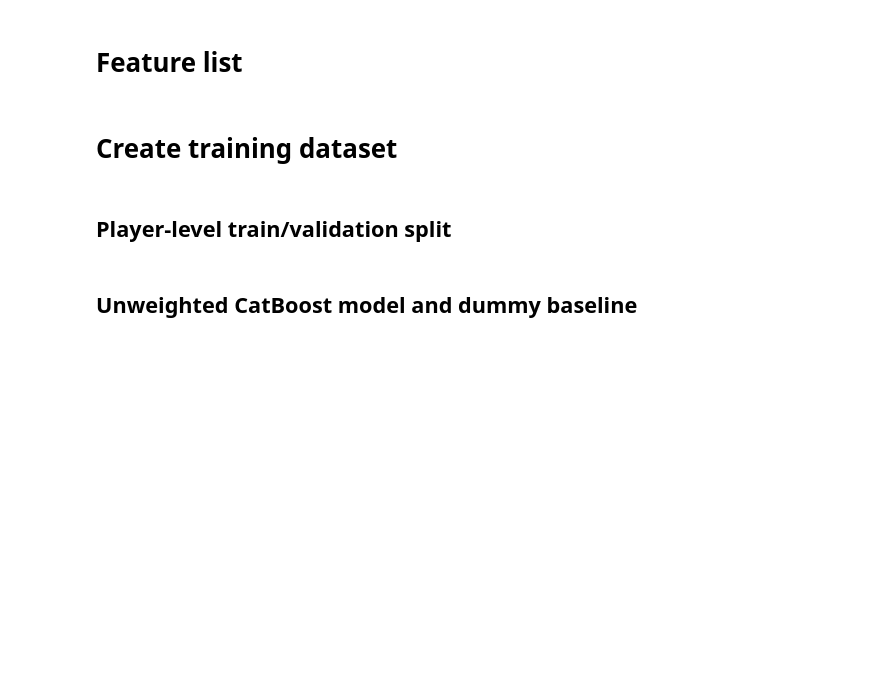
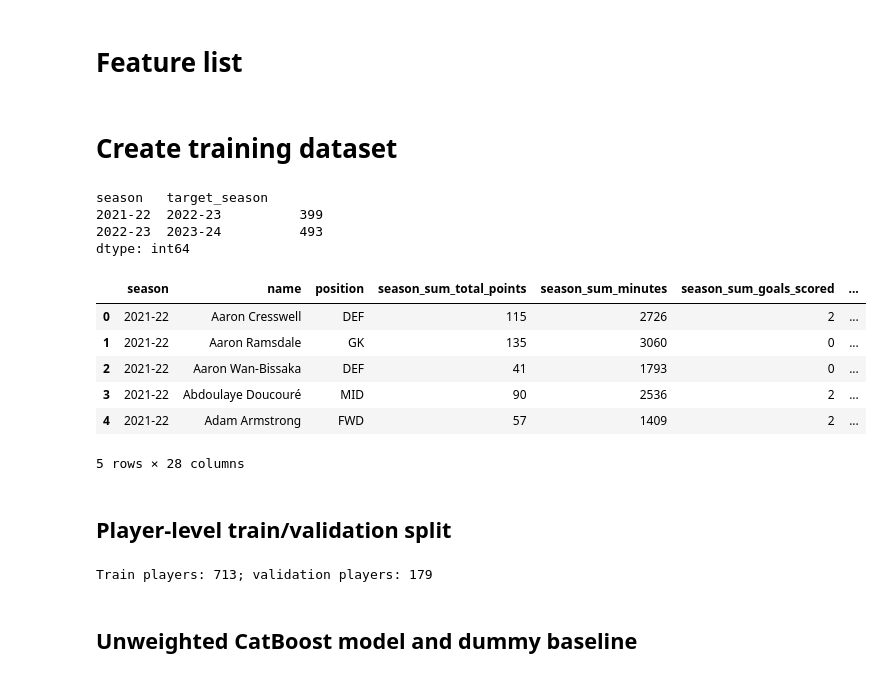
Before and after one commit to calumthompson/fantasy_football_v2, a Jupyter notebook: training/notebooks/pre_season_model.ipynb, the cells around one changed output. Saved outputs shown, nothing was run; the diff lists cells and outputs as text; code cells hidden in the pictures; blank space fills up the shorter version.

```diff
--- a/training/notebooks/pre_season_model.ipynb
+++ b/training/notebooks/pre_season_model.ipynb
@@ -4,15 +4,14 @@
 import numpy as np
 import pandas as pd
 from catboost import CatBoostRegressor
-from prediction.artifacts.io import save_trained_catboost_model
-from prediction.artifacts.path_registry import PRE_SEASON_ARTIFACT_PATH
-from training.load_training_data import load_historic_player_fixture_data
 from sklearn.dummy import DummyRegressor
 from sklearn.metrics import mean_absolute_error, r2_score, root_mean_squared_error
 from sklearn.model_selection import train_test_split
 
-RANDOM_STATE = 42
-EARLY_GAMEWEEKS = 10
+from prediction.artifacts.io import save_trained_catboost_model
+from prediction.artifacts.path_registry import PRE_SEASON_ARTIFACT_PATH
+from training.load_training_data import load_historic_player_fixture_data
+from training.config import RANDOM_STATE, EARLY_GAMEWEEKS, NUMERIC_FEATURES
 # %% [markdown]
 # Training and evaluation
 
@@ -38,38 +50,12 @@ fixture_history_df.head()
 # %%
 CATEGORICAL_COLUMNS = ["position"]
 
-NUMERIC_FEATURES = [
-    "total_points",
-    "minutes",
-    "goals_scored",
-    "assists",
-    "clean_sheets",
-    "goals_conceded",
-    "own_goals",
-    "penalties_saved",
-    "penalties_missed",
-    "yellow_cards",
-    "red_cards",
-    "saves",
-    "bonus",
-    "bps",
-    "influence",
-    "creativity",
-    "threat",
-    "ict_index",
-    "starts",
-    "expected_goals",
-    "expected_assists",
-    "expected_goal_involvements",
-    "expected_goals_conceded",
-]
-
 TARGET_COLUMN = "target_avg_fixture_points_first_gws"
 # %% [markdown]
 # Create training dataset
 # %%
 fixture_history_df = fixture_history_df.sort_values(
-    ["season", "name", "GW", "fixture"]
+    ["season", "name", "GW", "fixture_id"]
 ).copy()
 fixture_history_df[NUMERIC_FEATURES] = fixture_history_df[
     NUMERIC_FEATURES
@@ -102,33 +88,45 @@ player_season_features = player_season_categories.merge(
 early_fixture_history = fixture_history_df.loc[
     fixture_history_df["GW"].between(1, EARLY_GAMEWEEKS)
 ].copy()
 
 early_fixture_targets = (
     early_fixture_history.groupby(["season", "name"], as_index=False)
     .agg(**{TARGET_COLUMN: ("total_points", "mean")})
     .rename(columns={"season": "target_season"})
 )
 
 subsequent_season = dict(zip(TRAINING_SEASONS, TRAINING_SEASONS[1:]))
 player_season_features["target_season"] = (
     player_season_features["season"].map(subsequent_season)
 )
 
 model_data = (
     player_season_features.dropna(subset=["target_season"])
     .merge(
         early_fixture_targets,
         on=["target_season", "name"],
         how="inner",
         validate="one_to_one",
     )
     .sort_values(["season", "name"])
     .reset_index(drop=True)
 )
 
 assert not model_data.duplicated(["season", "name"]).any()
 print(model_data.groupby(["season", "target_season"]).size())
 model_data.head()
+# %% [output]
+season   target_season
+2021-22  2022-23          399
+2022-23  2023-24          493
+dtype: int64
+|  | season | name | position | season_sum_total_points | season_sum_minutes | season_sum_goals_scored | ... |
+| 0 | 2021-22 | Aaron Cresswell | DEF | 115 | 2726 | 2 | ... |
+| 1 | 2021-22 | Aaron Ramsdale | GK | 135 | 3060 | 0 | ... |
+| 2 | 2021-22 | Aaron Wan-Bissaka | DEF | 41 | 1793 | 0 | ... |
+| 3 | 2021-22 | Abdoulaye Doucouré | MID | 90 | 2536 | 2 | ... |
+| 4 | 2021-22 | Adam Armstrong | FWD | 57 | 1409 | 2 | ... |
+5 rows × 28 columns
 # %% [markdown]
 ## Player-level train/validation split
 # %%
@@ -149,6 +147,8 @@ for frame in (X_train, X_valid):
     )
 
 print(f"Train players: {len(X_train):,}; validation players: {len(X_valid):,}")
+# %% [output]
+Train players: 713; validation players: 179
 # %% [markdown]
 ## Unweighted CatBoost model and dummy baseline
 # %%
```
Also changed, not shown: parts of 3 cells of this notebook, 13 other files.
